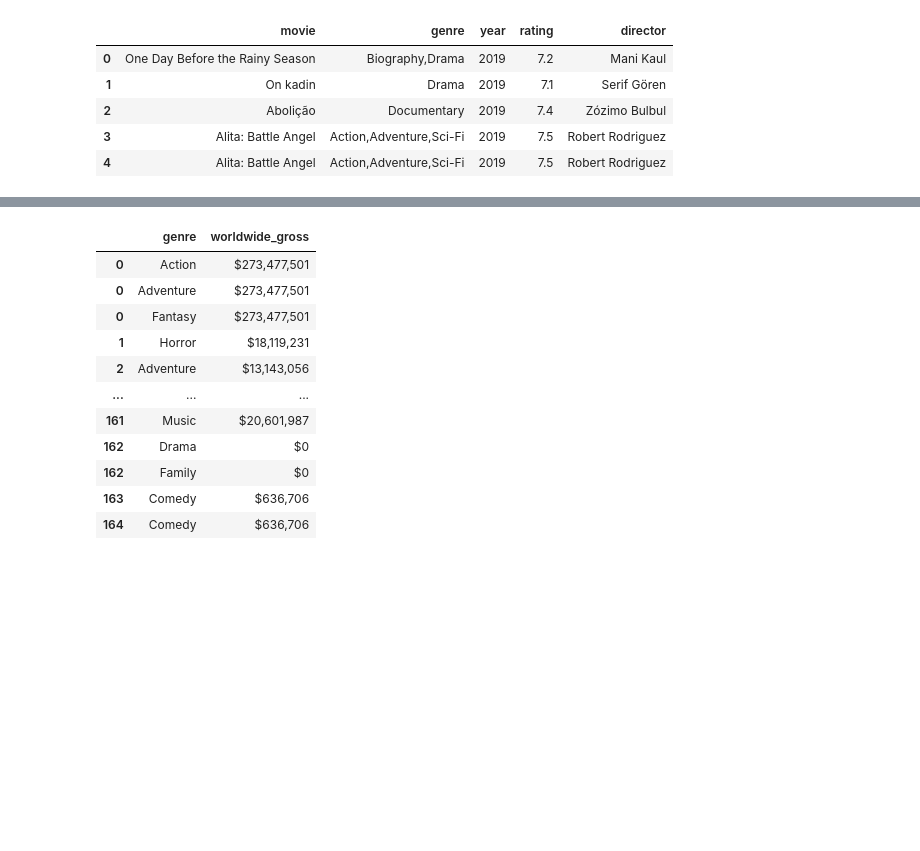
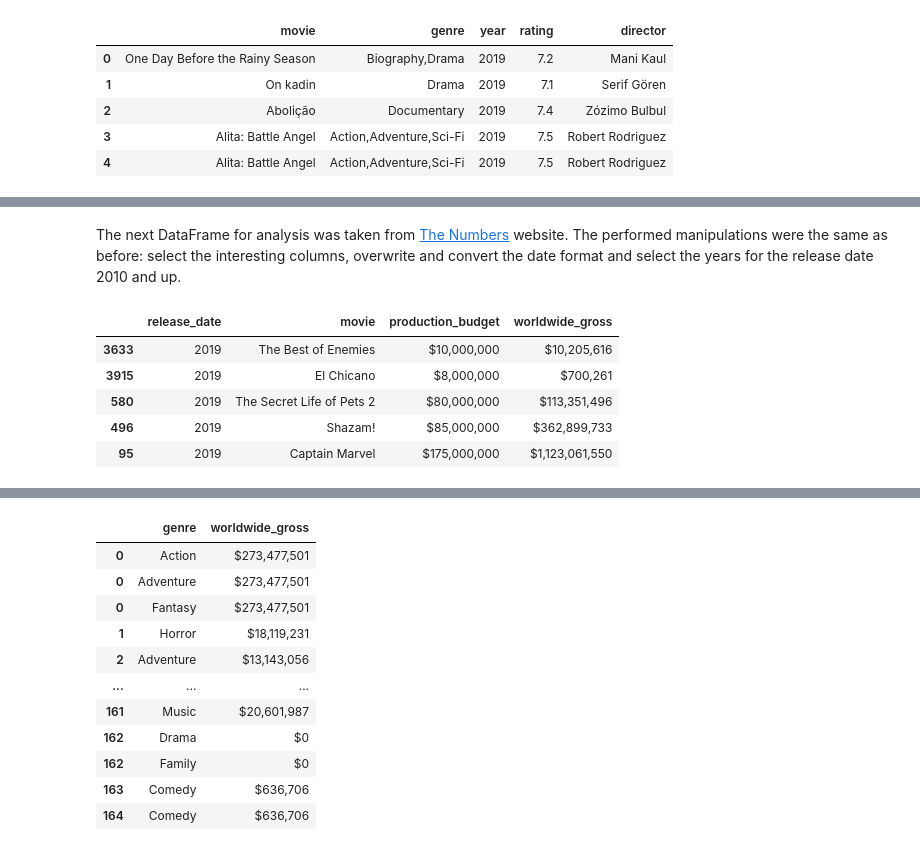
Before and after one commit to VolhaP87/Microsoft_Movie_Analysis, a Jupyter notebook: student.ipynb, the cells around one changed output, grey strips where cells are left out. Saved outputs shown, nothing was run; the diff lists cells and outputs as text; code cells hidden in the pictures; blank space fills up the shorter version.

```diff
--- a/student.ipynb
+++ b/student.ipynb
@@ -439,0 +187,16 @@ new_df
+# %% [markdown]
+The next DataFrame for analysis was taken from [The Numbers](https://www.the-numbers.com) website. The performed manipulations were the same as before: select the interesting columns, overwrite and convert the date format and select the years for the release date 2010 and up.
+# %%
+# Select the necessary DataFrame information from DataFrame2
+df2 = df2.loc[:, ['release_date', 'movie', 'production_budget', 'worldwide_gross']]
+#Select only a year from the release_date column and sort the results in the descending order
+df2['release_date'] = df2.release_date.map(lambda x: x[7:])
+df2 = df2.sort_values('release_date', ascending = False)
+df2.head()
+# %% [output]
+|  | release_date | movie | production_budget | worldwide_gross |
+| 3633 | 2019 | The Best of Enemies | $10,000,000 | $10,205,616 |
+| 3915 | 2019 | El Chicano | $8,000,000 | $700,261 |
+| 580 | 2019 | The Secret Life of Pets 2 | $80,000,000 | $113,351,496 |
+| 496 | 2019 | Shazam! | $85,000,000 | $362,899,733 |
+| 95 | 2019 | Captain Marvel | $175,000,000 | $1,123,061,550 |
```
Also changed, not shown: parts of 35 cells of this notebook.
